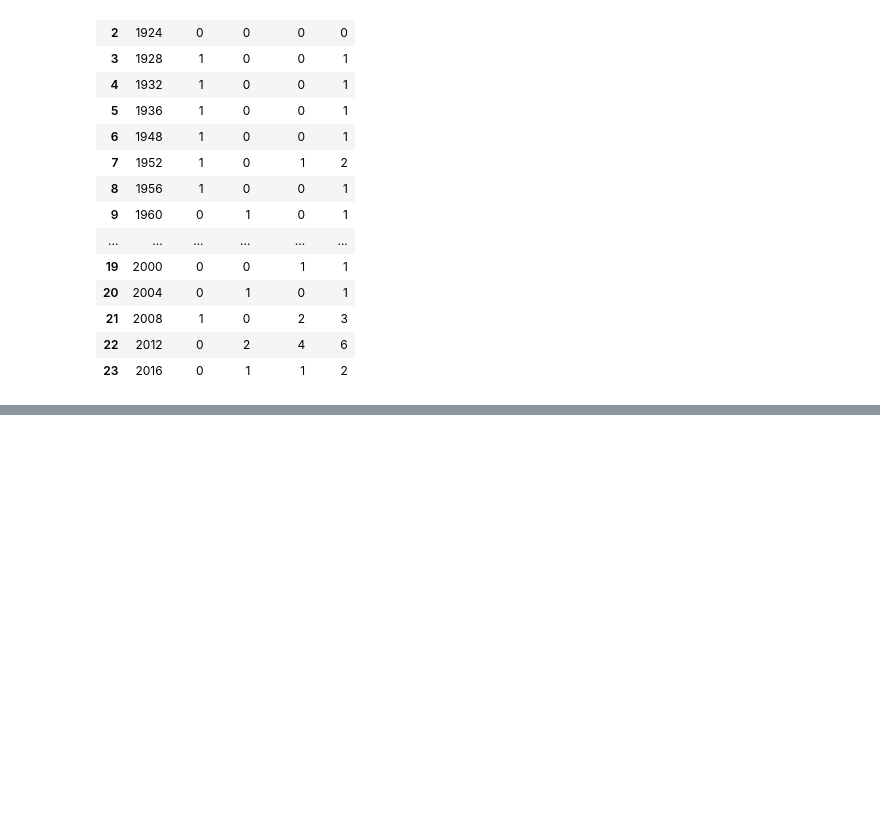
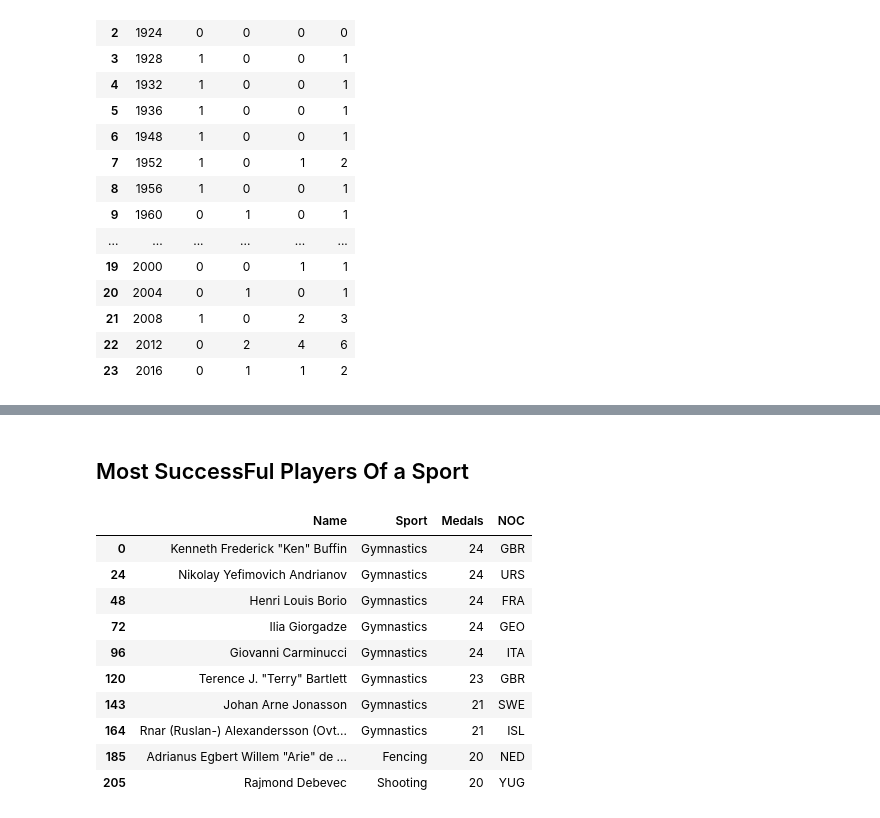
Before and after one commit to Yash-devs-cmd/Olympic-data-Analysis, a Jupyter notebook: experiments.ipynb, the cells around one changed output, grey strips where cells are left out. Drawn from its saved outputs; the diff is of its cells as text; code cells hidden in the pictures; blank space fills up the shorter version.

```diff
--- a/experiments.ipynb
+++ b/experiments.ipynb
@@ -370,0 +405,2 @@ get_medal_tally(year = 'Overall' , country='IND')
+# %% [markdown]
+## Most SuccessFul Players Of a Sport
@@ -370,0 +414,38 @@ get_medal_tally(year = 'Overall' , country='IND')
+# %%
+# get most successful by sports.
+def most_successful_by_sport(df ,sport):
+    temp = df[df['Medal'].notna()]
+    if sport!='Overall':
+        temp = df[df['Sport']==sport]
+
+    top_players = temp['Name'].value_counts().reset_index()
+    top_players.columns = ['Name' , 'Medals']
+    # left join original and top_players data frame on name.
+    x = top_players.merge(df , on='Name' , how='left')[['Name' , 'Sport' , 'Medals' , 'NOC']].drop_duplicates('Name')
+    return x.head(10)
+
+# get most successful players of a country by
+def most_successful_by_country_code(df ,country_code):
+    temp = df[df['Medal'].notna()]
+    temp = df[df['NOC']==country_code]
+    top_players = temp['Name'].value_counts().reset_index()
+    top_players.columns = ['Name' , 'Medals']
+    # left join original and top_players data frame on name.
+    x = top_players.merge(df , on='Name' , how='left')[['Name' , 'Sport' , 'Medals' , 'NOC']].drop_duplicates('Name')
+    return x.head(10)
+
+
+# most_successful_by_country_code(df_copy , 'IND')
+# most_successful_by_sport(df_copy,'Overall')
+# %% [output]
+|  | Name | Sport | Medals | NOC |
+| 0 | Kenneth Frederick "Ken" Buffin | Gymnastics | 24 | GBR |
+| 24 | Nikolay Yefimovich Andrianov | Gymnastics | 24 | URS |
+| 48 | Henri Louis Borio | Gymnastics | 24 | FRA |
+| 72 | Ilia Giorgadze | Gymnastics | 24 | GEO |
+| 96 | Giovanni Carminucci | Gymnastics | 24 | ITA |
+| 120 | Terence J. "Terry" Bartlett | Gymnastics | 23 | GBR |
+| 143 | Johan Arne Jonasson | Gymnastics | 21 | SWE |
+| 164 | Rnar (Ruslan-) Alexandersson (Ovt... | Gymnastics | 21 | ISL |
+| 185 | Adrianus Egbert Willem "Arie" de ... | Fencing | 20 | NED |
+| 205 | Rajmond Debevec | Shooting | 20 | YUG |
```
Also changed, not shown: parts of 24 cells of this notebook, 1 other file.
